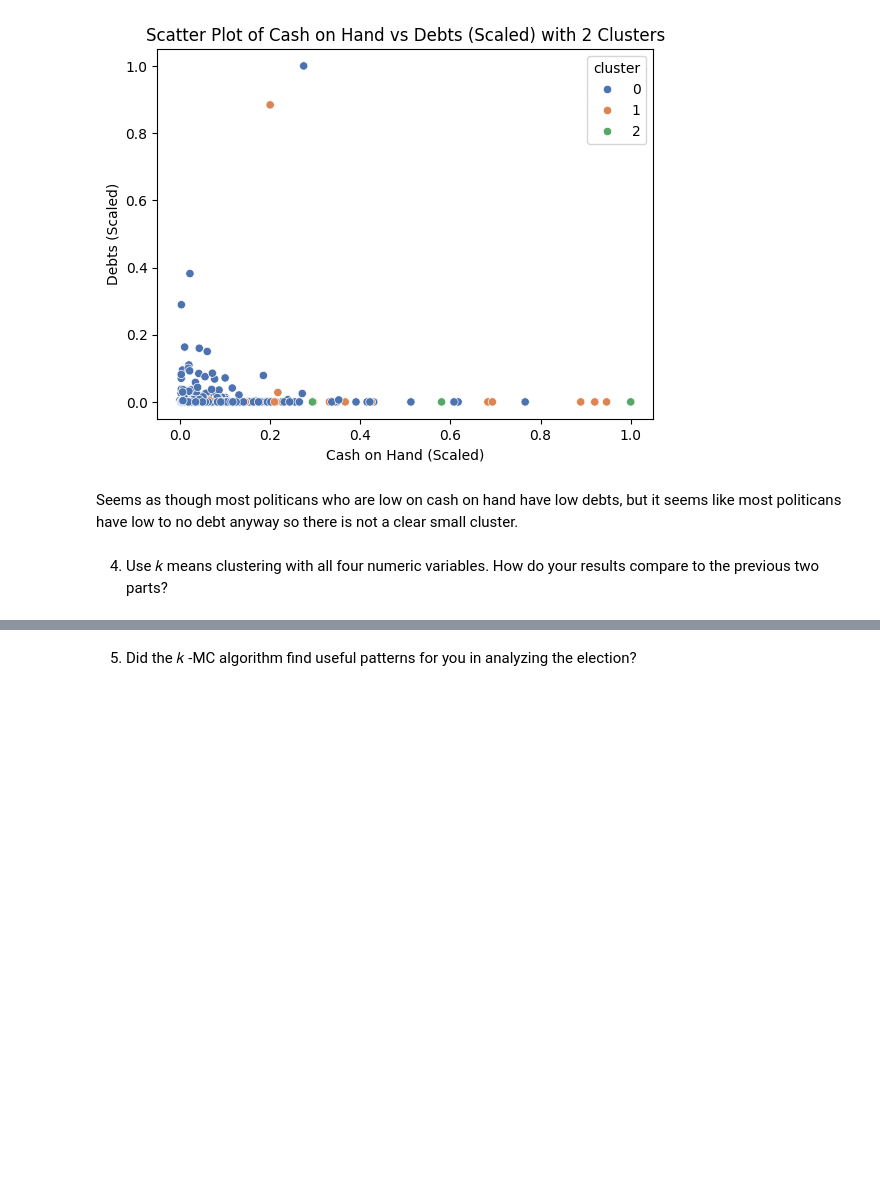
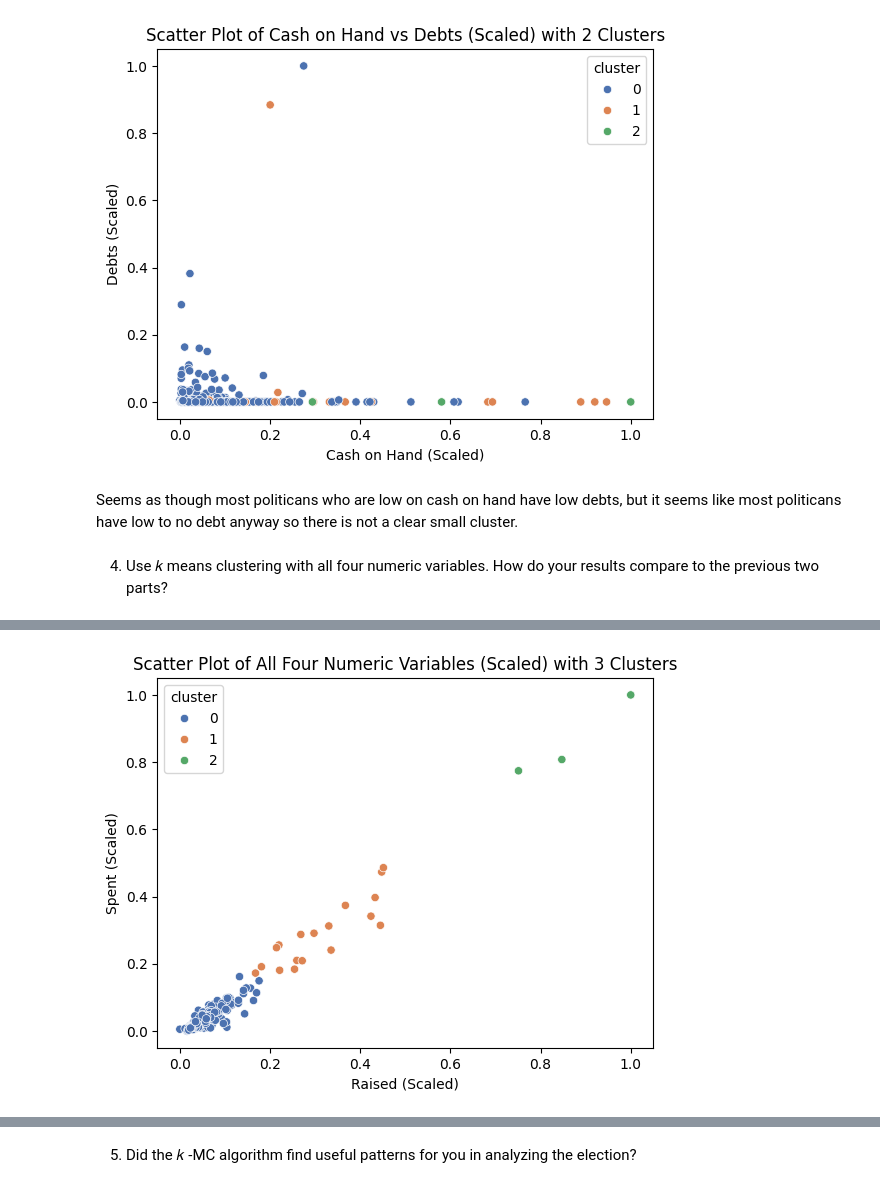
Before and after one commit to simoneminorr/clustering_assignment, a Jupyter notebook: assignment_clustering.ipynb, the cells around one changed output, grey strips where cells are left out. Saved outputs shown, nothing was run; the diff lists cells and outputs as text; code cells hidden in the pictures; blank space fills up the shorter version.

```diff
--- a/assignment_clustering.ipynb
+++ b/assignment_clustering.ipynb
@@ -496,0 +516,11 @@ X.head()
+# %%
+Z = electioncyclefundraising[['Raised_scaled', 'Spent_scaled', 'Cash on Hand_scaled', 'Debts_scaled']]
+optimlk = 3
+
+electionscatter = sns.scatterplot(data=electioncyclefundraising, x='Raised_scaled', y='Spent_scaled', hue='cluster', palette='deep')
+plt.title(f'Scatter Plot of All Four Numeric Variables (Scaled) with {optimlk} Clusters')
+plt.xlabel('Raised (Scaled)')
+plt.ylabel('Spent (Scaled)')
+plt.show()
+# %% [output]
+[figure, added]
```
Also changed, not shown: parts of 9 cells of this notebook.
